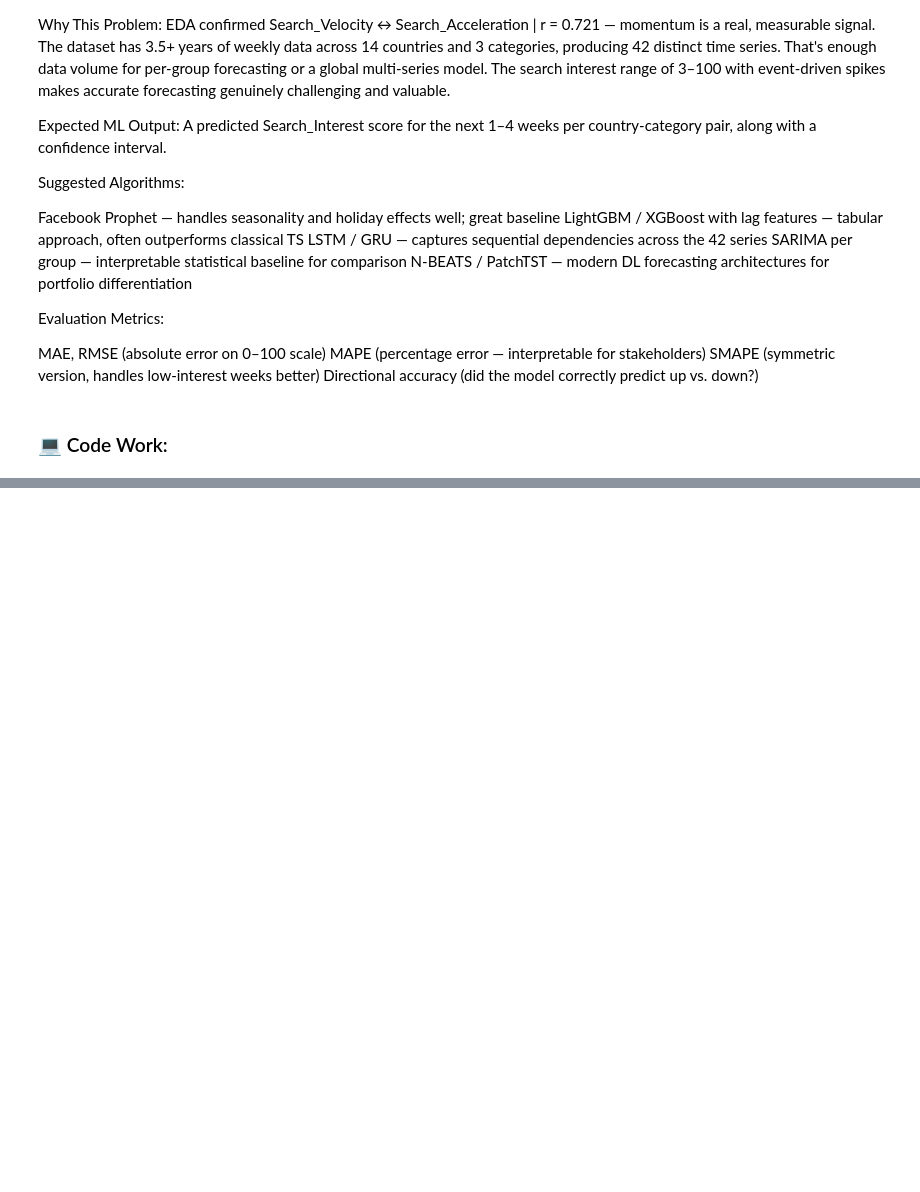
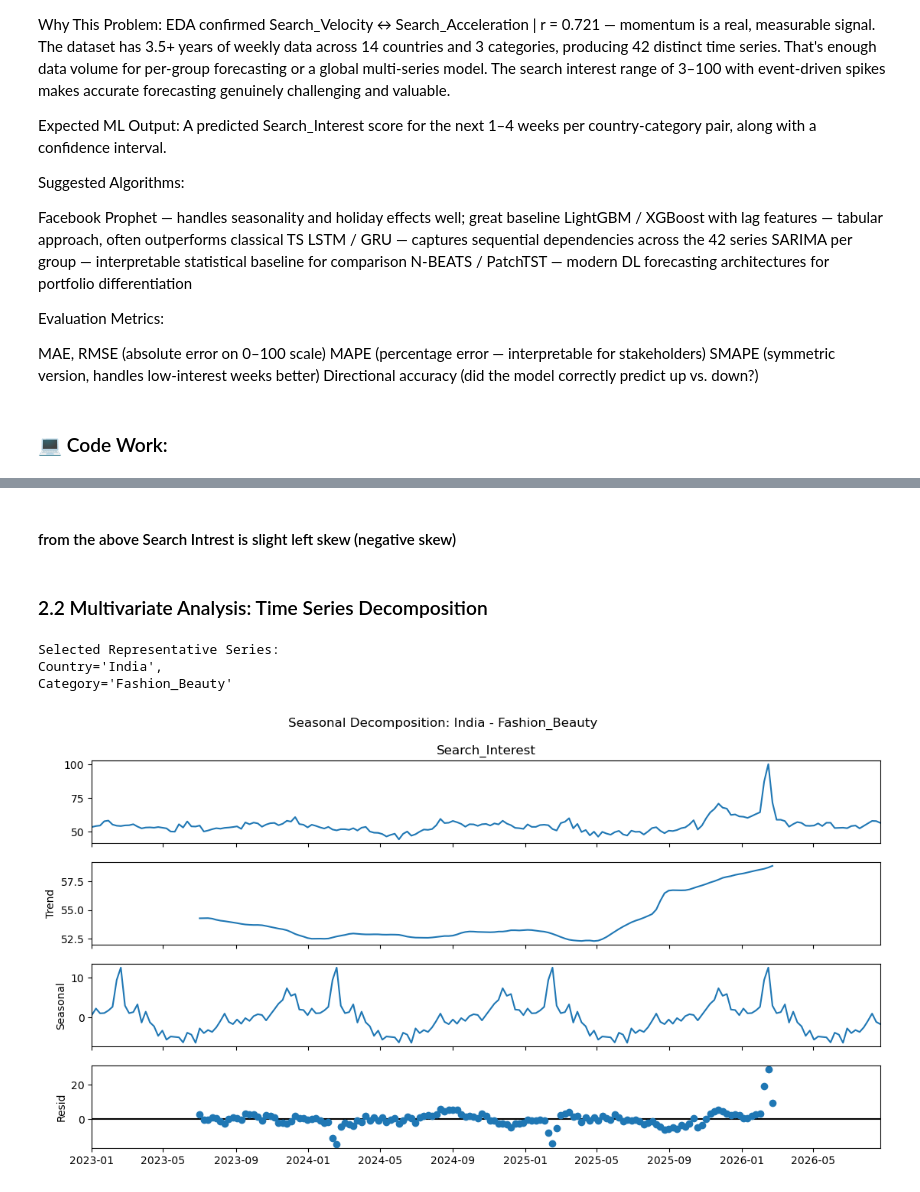
Before and after one commit to sri21-3/Marketing_Intelligence_app, a Jupyter notebook: notebooks/Search Interest Forecasting.ipynb, the cells around one changed output, grey strips where cells are left out. Saved outputs shown, nothing was run; the diff lists cells and outputs as text; code cells hidden in the pictures; blank space fills up the shorter version.

```diff
--- a/notebooks/Search Interest Forecasting.ipynb
+++ b/notebooks/Search Interest Forecasting.ipynb
@@ -52,0 +155,27 @@ Directional accuracy (did the model correctly predict up vs. down?)
+# %% [markdown]
+#### from the above Search Intrest is slight left skew (negative skew)
+# %% [markdown]
+### 2.2 Multivariate Analysis: Time Series Decomposition
+# %%
+#  select the series with the maximum available data points
+
+target_country = "India"
+target_category = "Fashion_Beauty"
+
+print(f"\nSelected Representative Series:\nCountry='{target_country}', \nCategory='{target_category}'")
+
+# 3. Filter the dataframe for this specific series
+sample_df = (df[(df['Country_Name'] == target_country) & (df['Category'] == target_category)].set_index('Week_Start')['Search_Interest'].asfreq('W-SUN'))  # Ensures explicit Sunday weekly frequency)
+
+# 4. Perform Decomposition
+decomposition = seasonal_decompose(sample_df.interpolate(method='linear'), model='additive', period=52)
+
+fig = decomposition.plot()
+fig.set_size_inches(12, 6)
+plt.suptitle(f'Seasonal Decomposition: {target_country} - {target_category}', y=1.02)
+plt.show()
+# %% [output]
+Selected Representative Series:
+Country='India',
+Category='Fashion_Beauty'
+[figure, added]
```
Also changed, not shown: parts of 54 cells of this notebook, 12 other files.
